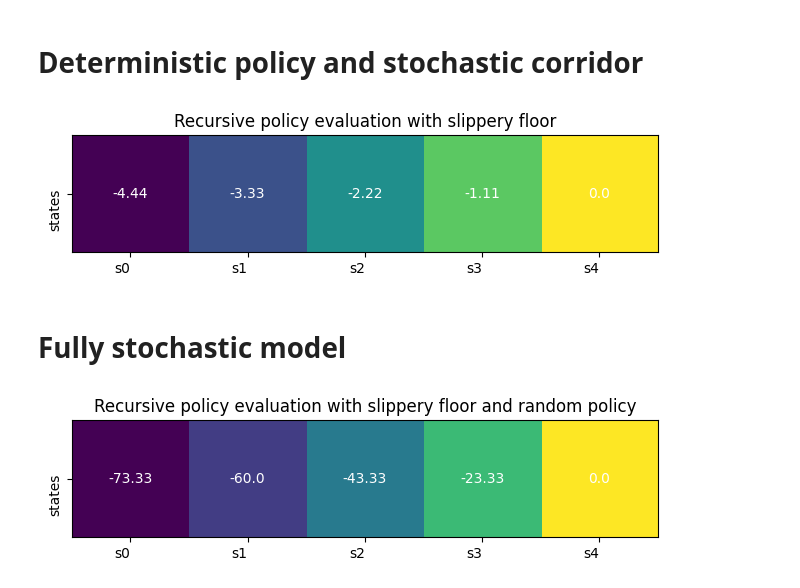
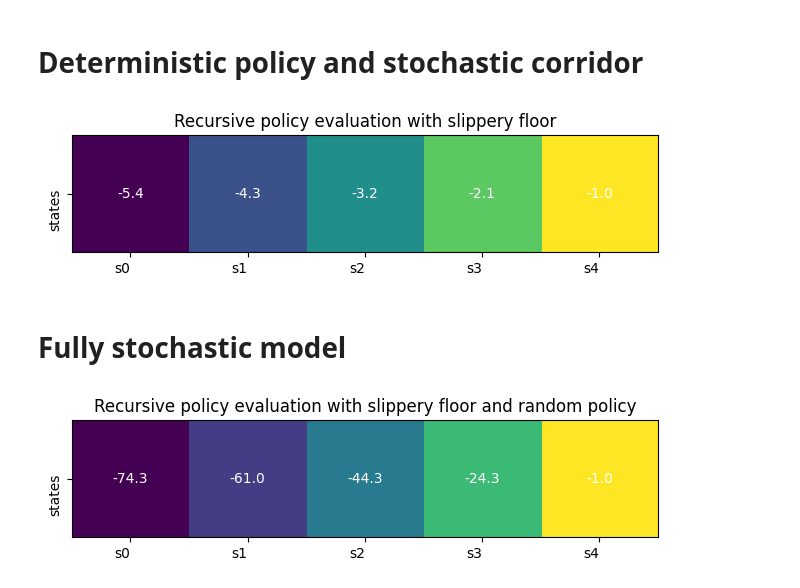
Before and after one commit to ToyProblems-xyz/Notebooks, a Jupyter notebook: src/PolicyEvaluation.ipynb, the cells around one changed output. Drawn from its saved outputs; the diff is of its cells as text; code cells hidden in the pictures.

Commit message:
add terminal reward case

```diff
--- a/src/PolicyEvaluation.ipynb
+++ b/src/PolicyEvaluation.ipynb
@@ -54,7 +99,7 @@ We define here both the environment and the policy to be deterministic. We do th
 - setting the is_slippery flat to False in the corridor environment
 - setting the policy to only have one action with non-zero probability for each state.
 # %%
-env = CorridorEnv(n_states=5, is_slippery=False)
+env = CorridorEnvTimePenalty(n_states=5, is_slippery=False)
 
 
 n_states = env.nS
@@ -77,7 +122,7 @@ def analytical_policy_evaluation(pi, model):
         for a in range(n_actions):
             for prob, s_prime, reward, done in model[s][a]:
                 P[s, s_prime] = pi[s][a]*prob*(not done)
-                R[s] += pi[s][a]*reward*prob*(not done)
+                R[s] += pi[s][a]*reward*prob
 
     I = np.eye(n_states)
     V = np.linalg.inv(I - gamma * P) @ R
@@ -96,7 +141,7 @@ def bellman_update(V, pi, s, transitions):
     value = 0
     for a in range(n_actions):
         for p, s_, r, done in transitions[s][a]:
-            value += pi[s][a]*p*(r + gamma*(V[s_]))*(not done)
+            value += pi[s][a]*p*(r + gamma*(V[s_])*(not done))
     V[s] = value
 
 def policy_evaluation(V, policy, transitions):
@@ -129,22 +207,22 @@ annotated_heatmap([V], "Recursive policy evaluation with random policy")
 # %% [markdown]
 # Deterministic policy and stochastic corridor
 # %%
-env = CorridorEnv(n_states=5, is_slippery=True)
+env = CorridorEnvTimePenalty(n_states=5, is_slippery=True)
 policy = [[0, 0, 1]]*n_states # Set the policy to always move to the right towards the goal
-
+gamma = 1.0
 V = np.zeros(n_states)
 policy_evaluation(V, policy, env.model)
 annotated_heatmap([V], "Recursive policy evaluation with slippery floor")
 # %% [output]
-[figure, old version]
+[figure, new version]
 # %% [markdown]
 # Fully stochastic model
 # %%
-env = CorridorEnv(n_states=5, is_slippery=True)
+env = CorridorEnvTimePenalty(n_states=5, is_slippery=True)
 policy = [np.ones(n_actions)/n_actions]*n_states # Set the policy to a uniform distribution
-
+gamma = 1.0
 V = np.zeros(n_states)
 policy_evaluation(V, policy, env.model)
 annotated_heatmap([V], "Recursive policy evaluation with slippery floor and random policy")
 # %% [output]
-[figure, old version]
+[figure, new version]
```
Also changed, not shown: parts of 11 cells of this notebook, 1 other file.
